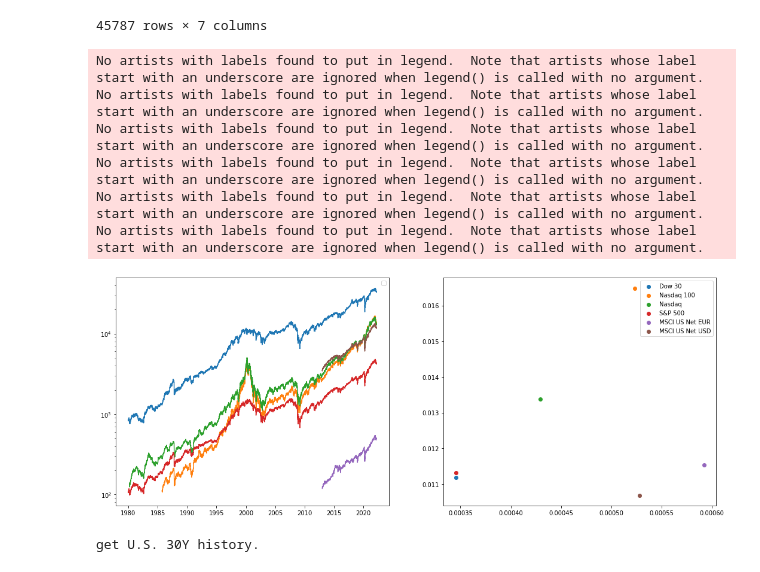
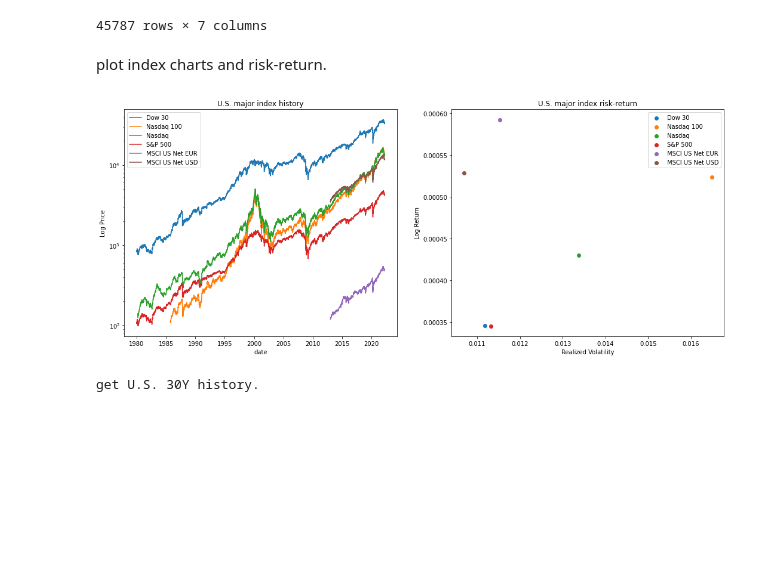
Before and after one commit to takeyama0/MarketPrediction, a Jupyter notebook: stock_market_prediction.ipynb, the cells around one changed output. Cells and saved outputs as stored; diff of their text form; code cells hidden in the pictures; blank space fills up the shorter version.

```diff
--- a/stock_market_prediction.ipynb
+++ b/stock_market_prediction.ipynb
@@ -236,24 +237,29 @@ df_major_index_history
 | 2022-03-09 | 11570.38 | 11935.26 | 11570.38 | 11879.43 | 0 | USD | MSCI US Net USD |
 | 2022-03-10 | 11877.16 | 11877.16 | 11684.93 | 11823.55 | 0 | USD | MSCI US Net USD |
 45787 rows × 7 columns
+# %% [markdown]
+plot index charts and risk-return.
 # %%
 fig, axes = plt.subplots(1, 2, figsize=(18, 7))
 for index in df_major_index_history.name.unique():
+    axes[0].set_title('U.S. major index history')
+    axes[0].set_ylabel('Log Price')
+    axes[0].set_xlabel('date')
     axes[0].set_yscale('log')
-    axes[0].plot(df_major_index_history[df_major_index_history.name == index]['Close'] ) \
-                 #/ index_history[(index_history.Symbol == index_etf)]['Close']['2008-1-3'], label=index_etf)
-    axes[1].scatter(df_major_index_history[df_major_index_history.name == index]['Close'].apply(np.log).diff().mean(), \
-                    df_major_index_history[df_major_index_history.name == index]['Close'].apply(np.log).diff().std(), \
+    axes[0].plot(df_major_index_history[df_major_index_history.name == index]['Close'] \
+                 #/ index_history[(index_history.Symbol == index_etf)]['Close']['2008-1-3'],
+                 , label=index)
+
+
+    axes[1].set_title('U.S. major index risk-return')
+    axes[1].set_ylabel('Log Return')
+    axes[1].set_xlabel('Realized Volatility')
+    axes[1].scatter(df_major_index_history[df_major_index_history.name == index]['Close'].apply(np.log).diff().std(), \
+                    df_major_index_history[df_major_index_history.name == index]['Close'].apply(np.log).diff().mean(), \
                    label=index)
     axes[0].legend()
     axes[1].legend()
 # %% [output]
-No artists with labels found to put in legend.  Note that artists whose label start with an underscore are ignored when legend() is called with no argument.
-No artists with labels found to put in legend.  Note that artists whose label start with an underscore are ignored when legend() is called with no argument.
-No artists with labels found to put in legend.  Note that artists whose label start with an underscore are ignored when legend() is called with no argument.
-No artists with labels found to put in legend.  Note that artists whose label start with an underscore are ignored when legend() is called with no argument.
-No artists with labels found to put in legend.  Note that artists whose label start with an underscore are ignored when legend() is called with no argument.
-No artists with labels found to put in legend.  Note that artists whose label start with an underscore are ignored when legend() is called with no argument.
-[figure, old version]
+[figure, new version]
 # %%
 df_bonds = ip.bonds.get_bonds('united states')
```
Also changed, not shown: parts of 6 cells of this notebook.
